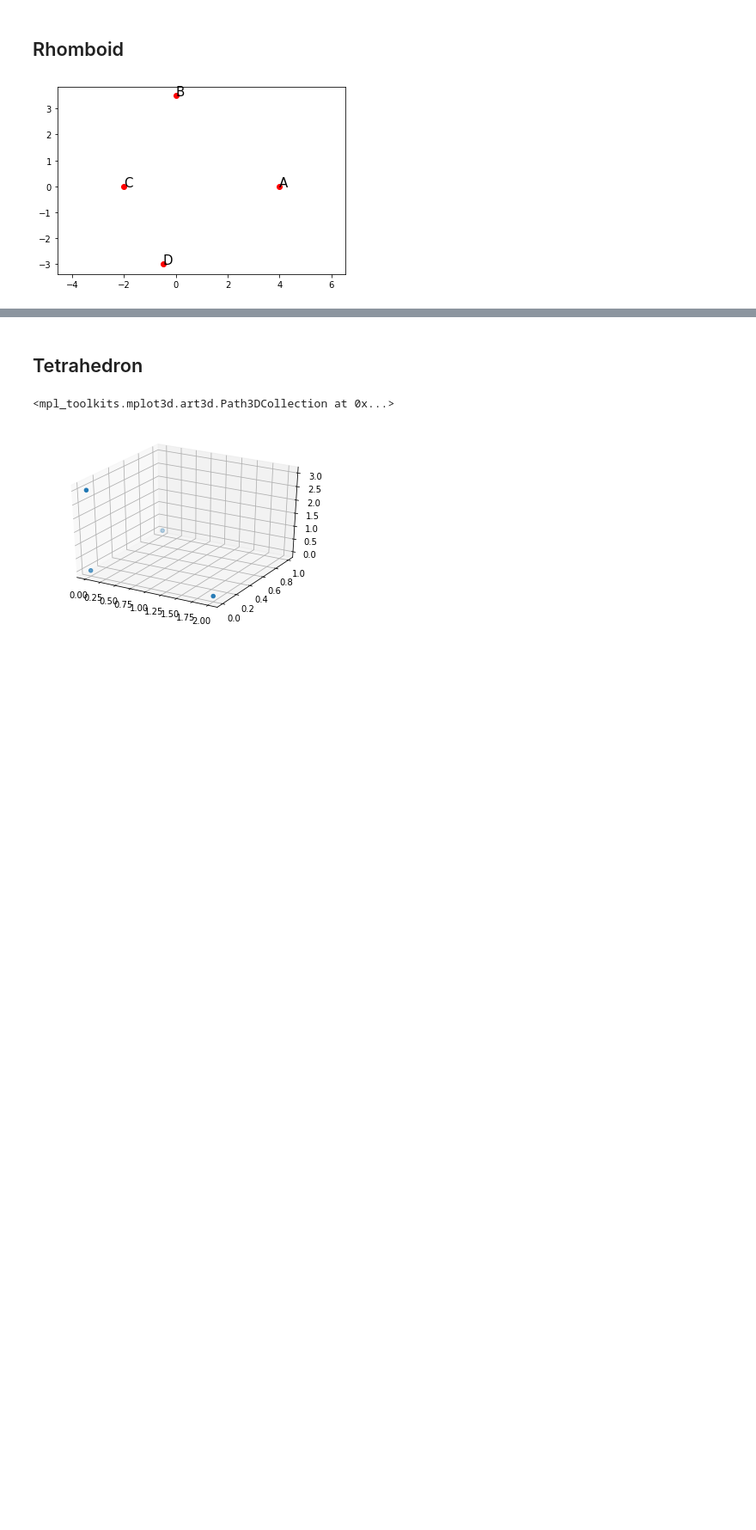
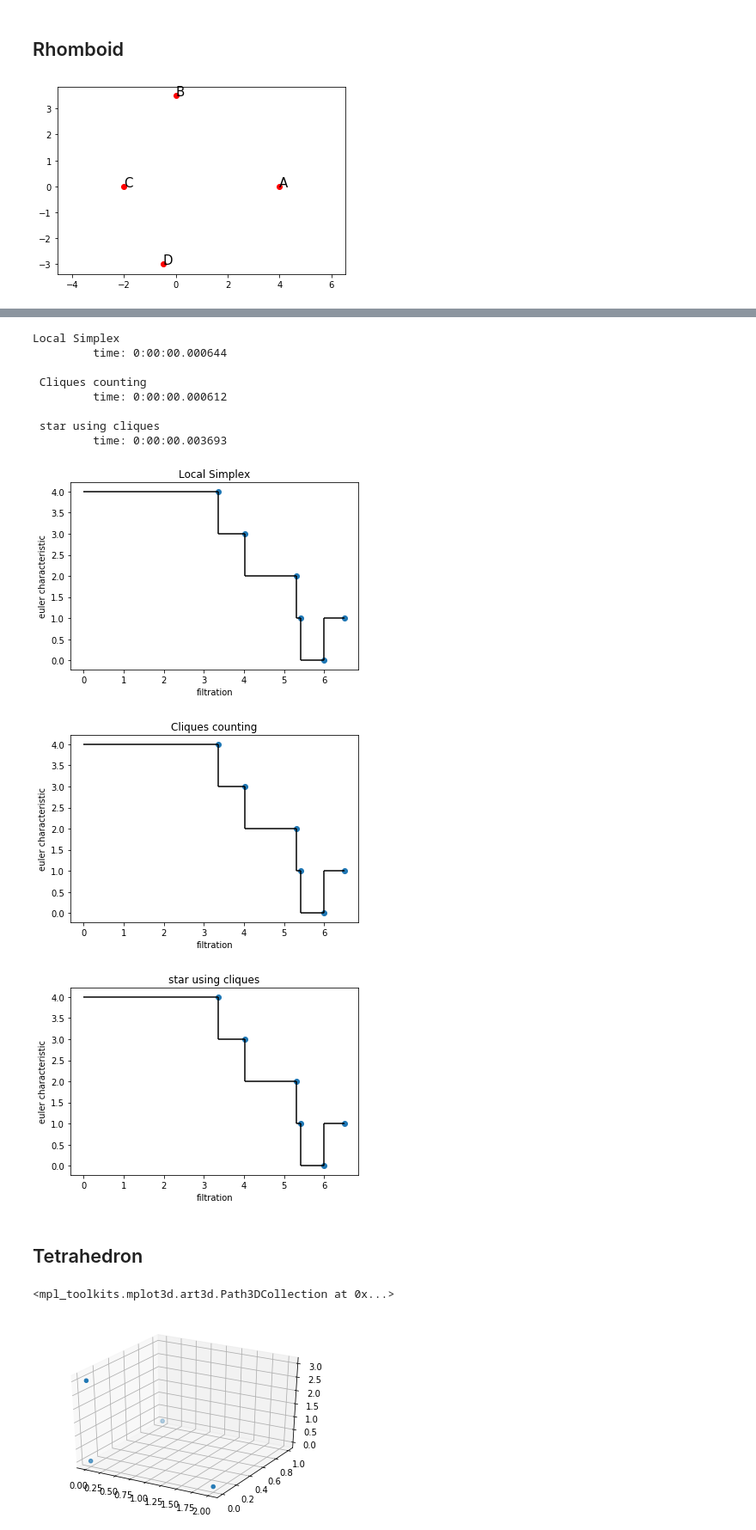
Before and after one commit to dgurnari/ECC, a Jupyter notebook: tests.ipynb, the cells around one changed output, grey strips where cells are left out. Shown: that part at 86% size. Drawn from its saved outputs; the diff is of its cells as text; code cells hidden in the pictures; blank space fills up the shorter version.

```diff
--- a/tests.ipynb
+++ b/tests.ipynb
@@ -75,3 +83,17 @@ assert((e == e_nx).all())
+# %%
+compare_methods(point_cloud, 10)
+# %% [output]
+Local Simplex
+         time: 0:00:00.000644
+
+ Cliques counting
+         time: 0:00:00.000612
+
+ star using cliques
+         time: 0:00:00.003693
+[figure, added]
+[figure, added]
+[figure, added]
 # %% [markdown]
 ## Tetrahedron
 # %%
```
Also changed, not shown: parts of 37 cells of this notebook, 3 other files.
